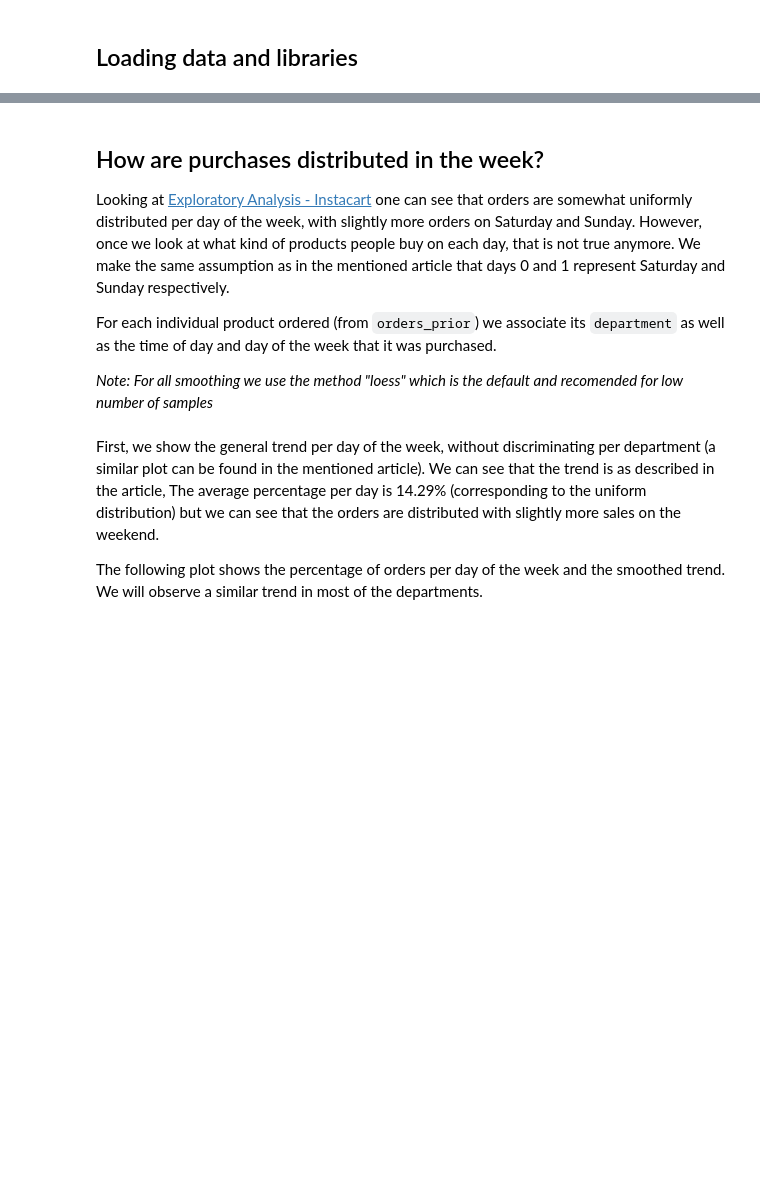
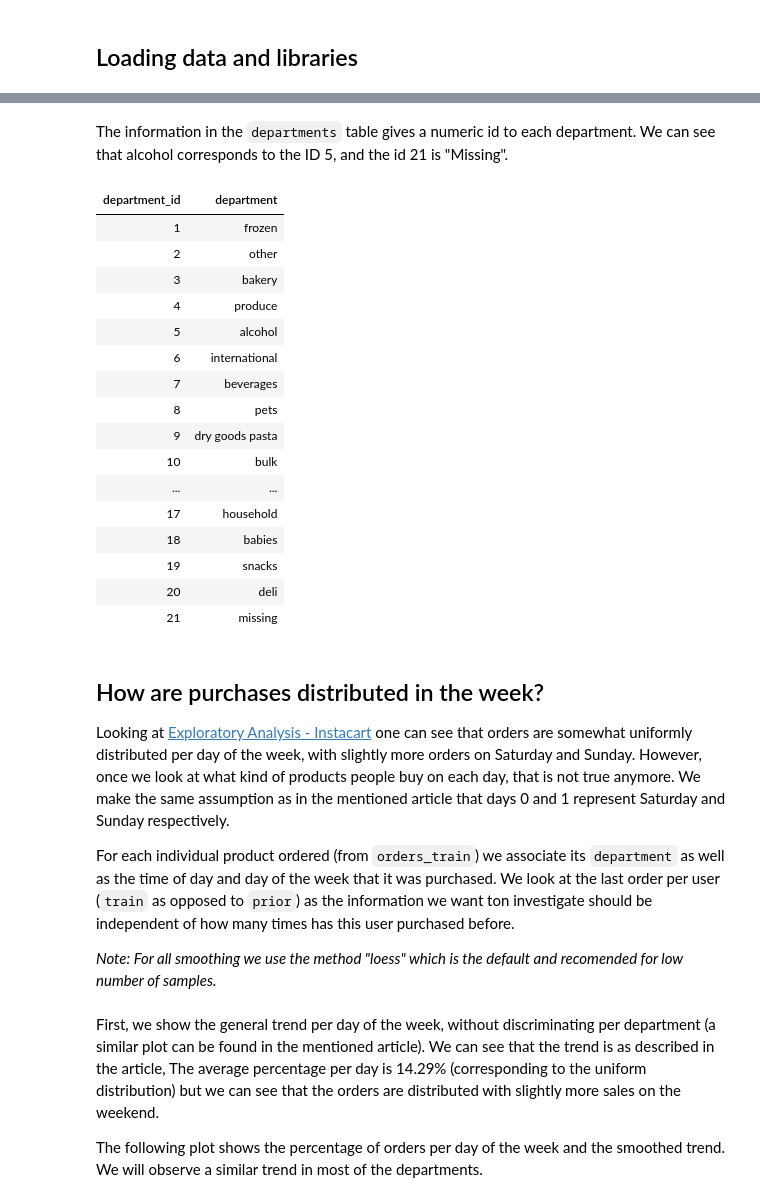
Before and after one commit to fabikw/DataAnalysis, a Jupyter notebook: Data Analysis Instacart.ipynb, the cells around one changed output, grey strips where cells are left out. Drawn from its saved outputs; the diff is of its cells as text; code cells hidden in the pictures; blank space fills up the shorter version.

```diff
--- a/Data Analysis Instacart.ipynb
+++ b/Data Analysis Instacart.ipynb
@@ -33,12 +46,34 @@ orders_train <- read.csv("instacart_2017_05_01//order_products__train.csv")
 # %%
 aisles <- read.csv("instacart_2017_05_01//aisles.csv")
 departments <- read.csv("instacart_2017_05_01//departments.csv")
+# %% [markdown]
+The information in the `departments` table gives a numeric id to each department. We can see that alcohol corresponds to the ID 5, and the id 21 is "Missing".
+# %%
+departments
+# %% [output]
+| department_id | department |
+| 1 | frozen |
+| 2 | other |
+| 3 | bakery |
+| 4 | produce |
+| 5 | alcohol |
+| 6 | international |
+| 7 | beverages |
+| 8 | pets |
+| 9 | dry goods pasta |
+| 10 | bulk |
+| ... | ... |
+| 17 | household |
+| 18 | babies |
+| 19 | snacks |
+| 20 | deli |
+| 21 | missing |
 # %% [markdown]
 ## How are purchases distributed in the week?
 
 Looking at [Exploratory Analysis - Instacart](https://www.kaggle.com/philippsp/exploratory-analysis-instacart) one can see that orders are somewhat uniformly distributed per day of the week, with slightly more orders on Saturday and Sunday. However, once we look at what kind of products people buy on each day, that is not true anymore. We make the same assumption as in the mentioned article that days 0 and 1 represent Saturday and Sunday respectively.
 
-For each individual product ordered (from `orders_prior`) we associate its `department` as well as the time of day and day of the week that it was purchased.
+For each individual product ordered (from `orders_train`) we associate its `department` as well as the time of day and day of the week that it was purchased. We look at the last order per user (`train` as opposed to `prior`) as the information we want ton investigate should be independent of how many times has this user purchased before.
 
-*Note: For all smoothing we use the method "loess" which is the default and recomended for low number of samples*
+*Note: For all smoothing we use the method "loess" which is the default and recomended for low number of samples.*
 # %%
```
Also changed, not shown: parts of 6 cells of this notebook, 1 other file.
